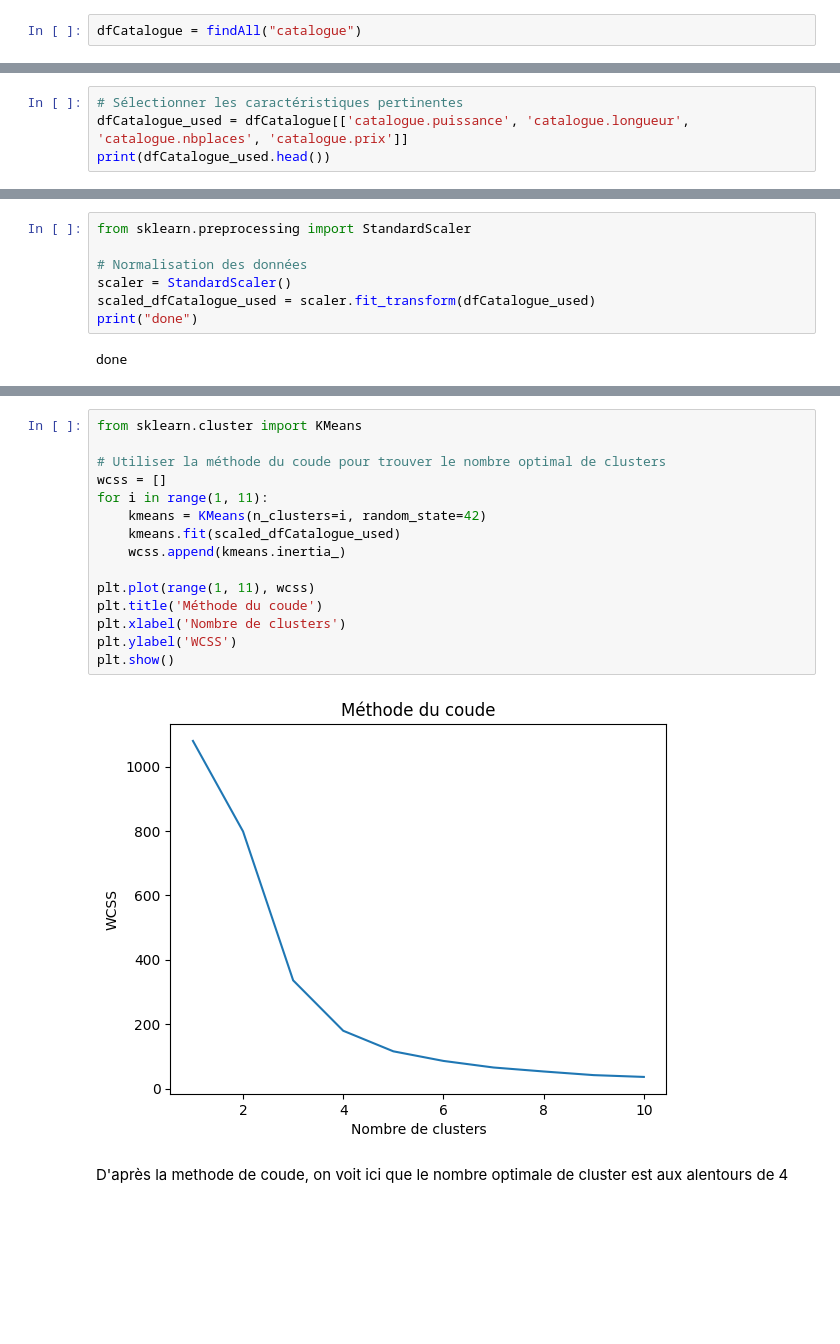
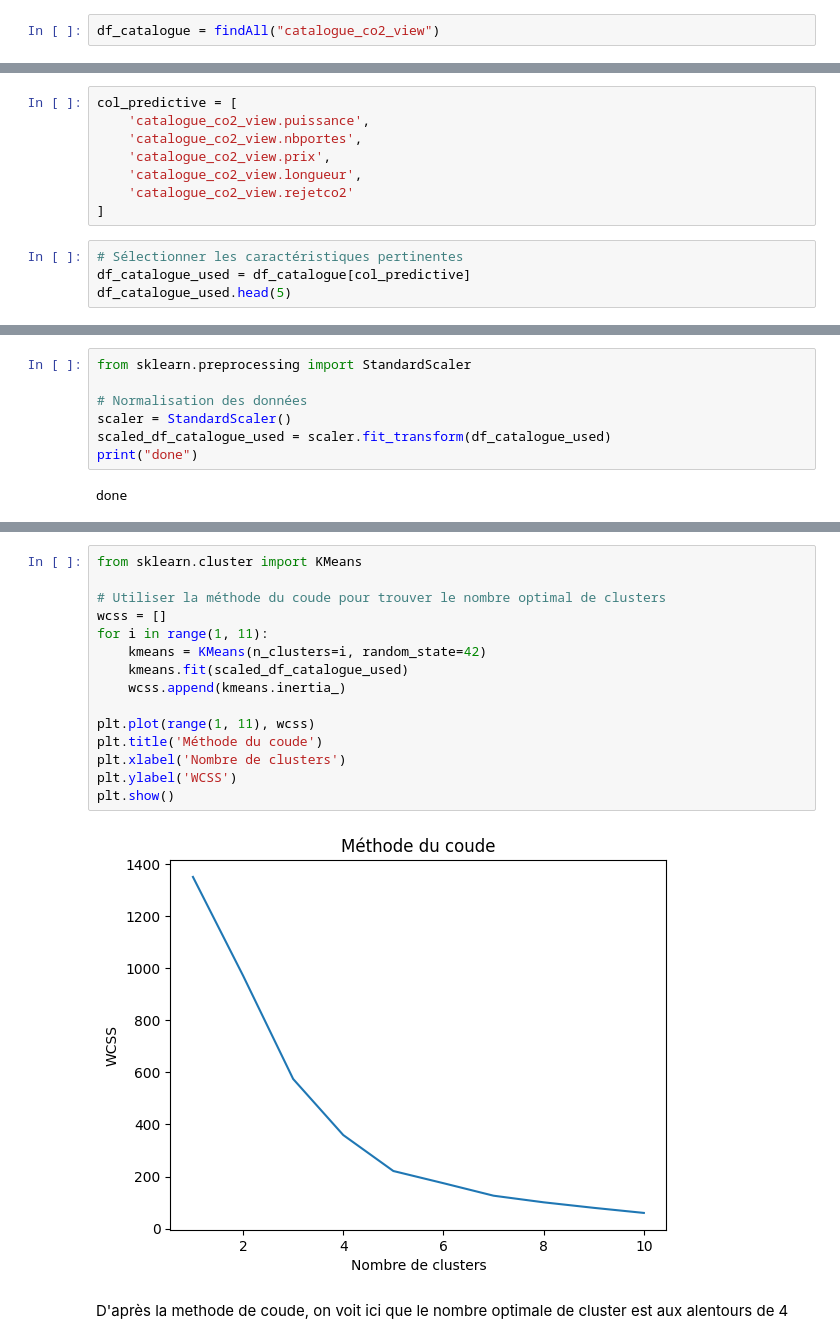
Before and after one commit to FelanaRasata/Projet-Big-Data-Analytics, a Jupyter notebook: python/analyse_sujet.ipynb, the cells around one changed output, grey strips where cells are left out. Saved outputs shown, nothing was run; the diff lists cells and outputs as text; blank space fills up the shorter version.

```diff
--- a/python/analyse_sujet.ipynb
+++ b/python/analyse_sujet.ipynb
@@ -52,5 +52,5 @@ def findAll(table):
 # %% [markdown]
     - Catalogue
 # %%
-dfCatalogue = findAll("catalogue")
+df_catalogue = findAll("catalogue_co2_view")
 # %% [output]
@@ -334,7 +388,15 @@ plt.show()
 # %% [markdown]
 # 2. Categorisation des véhicules
+# %%
+col_predictive = [
+    'catalogue_co2_view.puissance',
+    'catalogue_co2_view.nbportes',
+    'catalogue_co2_view.prix',
+    'catalogue_co2_view.longueur',
+    'catalogue_co2_view.rejetco2'
+]
 # %%
 # Sélectionner les caractéristiques pertinentes
-dfCatalogue_used = dfCatalogue[['catalogue.puissance', 'catalogue.longueur', 'catalogue.nbplaces', 'catalogue.prix']]
-print(dfCatalogue_used.head())
+df_catalogue_used = df_catalogue[col_predictive]
+df_catalogue_used.head(5)
 # %% [output]
@@ -376,7 +411,7 @@ from sklearn.preprocessing import StandardScaler
 
 # Normalisation des données
 scaler = StandardScaler()
-scaled_dfCatalogue_used = scaler.fit_transform(dfCatalogue_used)
+scaled_df_catalogue_used = scaler.fit_transform(df_catalogue_used)
 print("done")
 # %% [output]
 done
@@ -398,20 +433,20 @@ done
 # %%
 from sklearn.cluster import KMeans
 
 # Utiliser la méthode du coude pour trouver le nombre optimal de clusters
 wcss = []
 for i in range(1, 11):
     kmeans = KMeans(n_clusters=i, random_state=42)
-    kmeans.fit(scaled_dfCatalogue_used)
+    kmeans.fit(scaled_df_catalogue_used)
     wcss.append(kmeans.inertia_)
 
 plt.plot(range(1, 11), wcss)
 plt.title('Méthode du coude')
 plt.xlabel('Nombre de clusters')
 plt.ylabel('WCSS')
 plt.show()
 # %% [output]
-[figure, old version]
+[figure, new version]
 # %% [markdown]
 D'après la methode de coude, on voit ici que le nombre optimale de cluster est aux alentours de 4
 # %%
```
Also changed, not shown: parts of 36 cells of this notebook, 14 other files.
